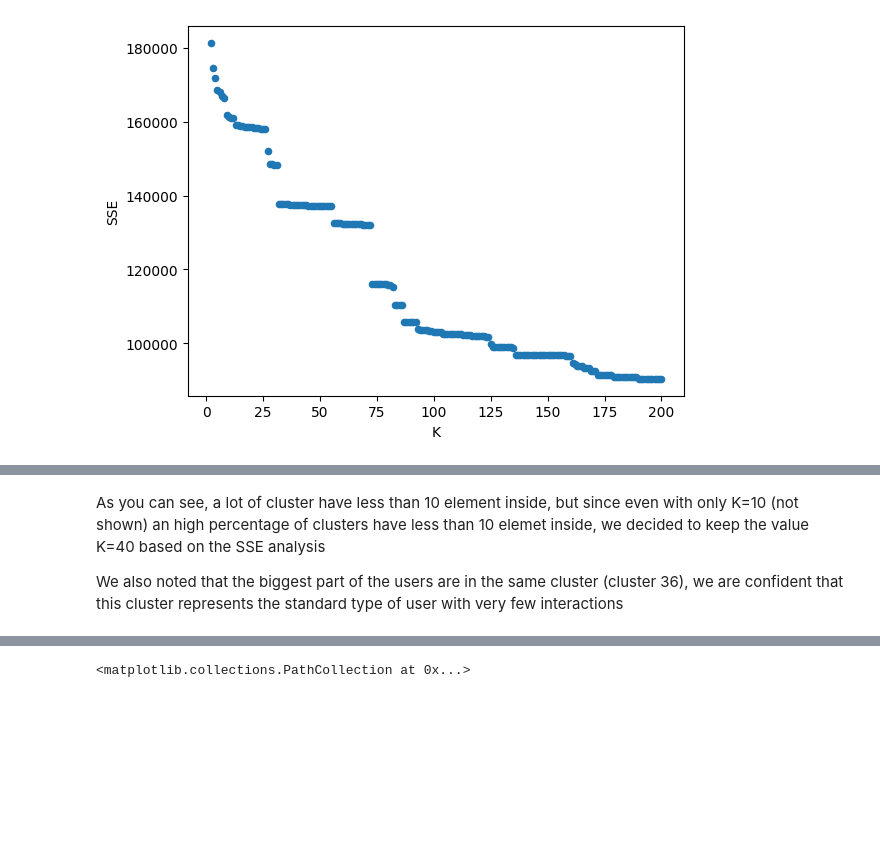
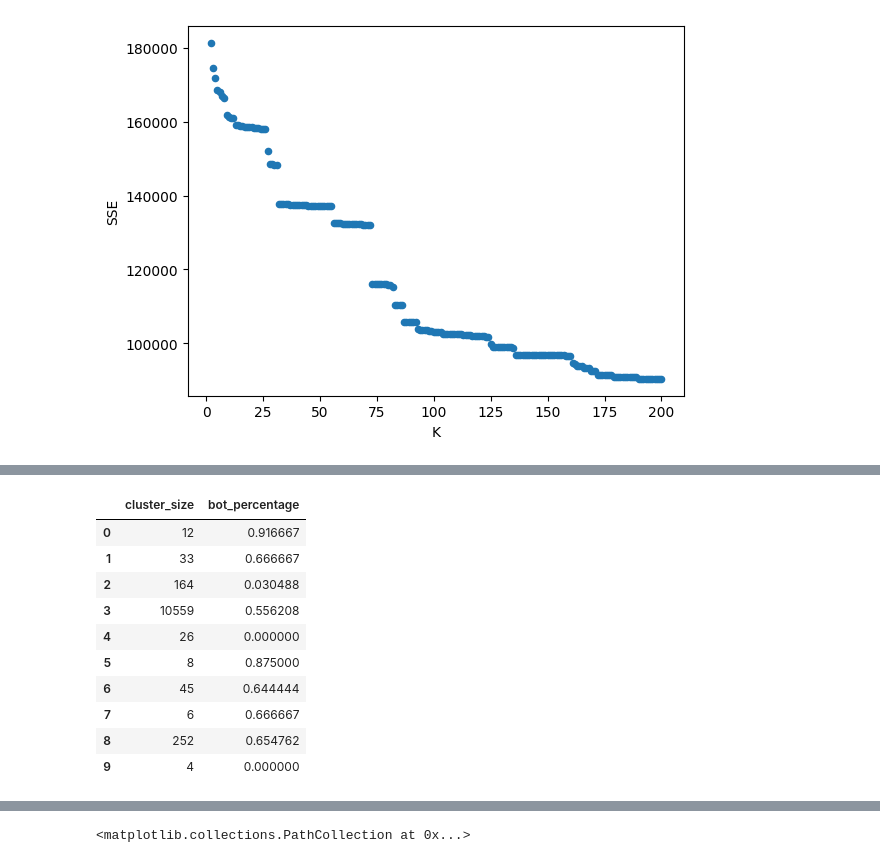
Before and after one commit to The-seven-dwarfs/DataMining-Group7, a Jupyter notebook: 2.3-Hierarchical_clustering.ipynb, the cells around one changed output, grey strips where cells are left out. Drawn from its saved outputs; the diff is of its cells as text; code cells hidden in the pictures; blank space fills up the shorter version.

```diff
--- a/2.3-Hierarchical_clustering.ipynb
+++ b/2.3-Hierarchical_clustering.ipynb
@@ -216,4 +194,38 @@ cluster_size_df.head(K)
-# %% [markdown]
-As you can see, a lot of cluster have less than 10 element inside, but since even with only K=10 (not shown) an high percentage of clusters have less than 10 elemet inside, we decided to keep the value K=40 based on the SSE analysis
-
-We also noted that the biggest part of the users are in the same cluster (cluster 36), we are confident that this cluster represents the standard type of user with very few interactions
+# %%
+from sklearn.cluster import AgglomerativeClustering
+K = 10
+
+
+def clustering_stats(observations: pd.DataFrame, original_df:pd.DataFrame, K : int) -> pd.DataFrame:
+    cluster = AgglomerativeClustering(n_clusters = K, affinity='euclidean', linkage='ward')
+    labels = cluster.fit_predict(observations)
+
+    sizes = [len(np.nonzero(labels==i)[0]) for i in range(K)]
+
+    bot_percentage = []
+
+    for i in range(K):
+        indexes_of_this_cluster = np.nonzero(labels==i)[0]
+        indexes_of_this_cluster = [i for i in indexes_of_this_cluster]
+        cluster_df = original_df.iloc[indexes_of_this_cluster]
+        bot_df = cluster_df[cluster_df["bot"] == 1]
+        bot_percentage.append( len(bot_df.index)/sizes[i] )
+
+    return pd.DataFrame({
+        "cluster_size" : sizes ,
+        "bot_percentage" : bot_percentage
+    })
+
+clustering_stats(df,original_df, K)
+# %% [output]
+|  | cluster_size | bot_percentage |
+| 0 | 12 | 0.916667 |
+| 1 | 33 | 0.666667 |
+| 2 | 164 | 0.030488 |
+| 3 | 10559 | 0.556208 |
+| 4 | 26 | 0.000000 |
+| 5 | 8 | 0.875000 |
+| 6 | 45 | 0.644444 |
+| 7 | 6 | 0.666667 |
+| 8 | 252 | 0.654762 |
+| 9 | 4 | 0.000000 |
```
Also changed, not shown: parts of 10 cells of this notebook, 1 other file.
